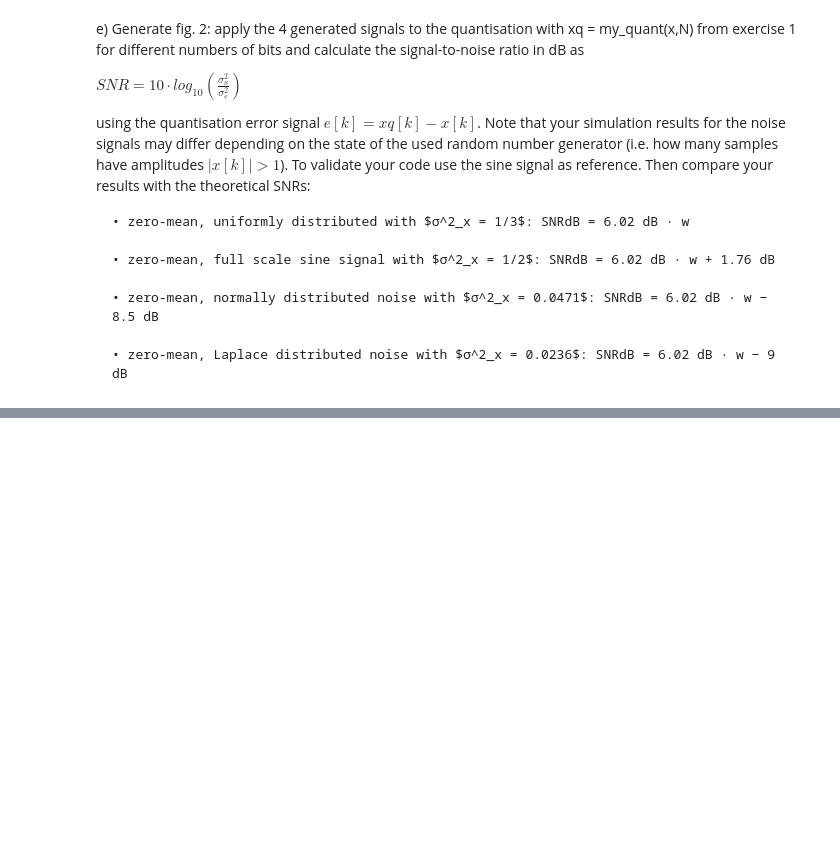
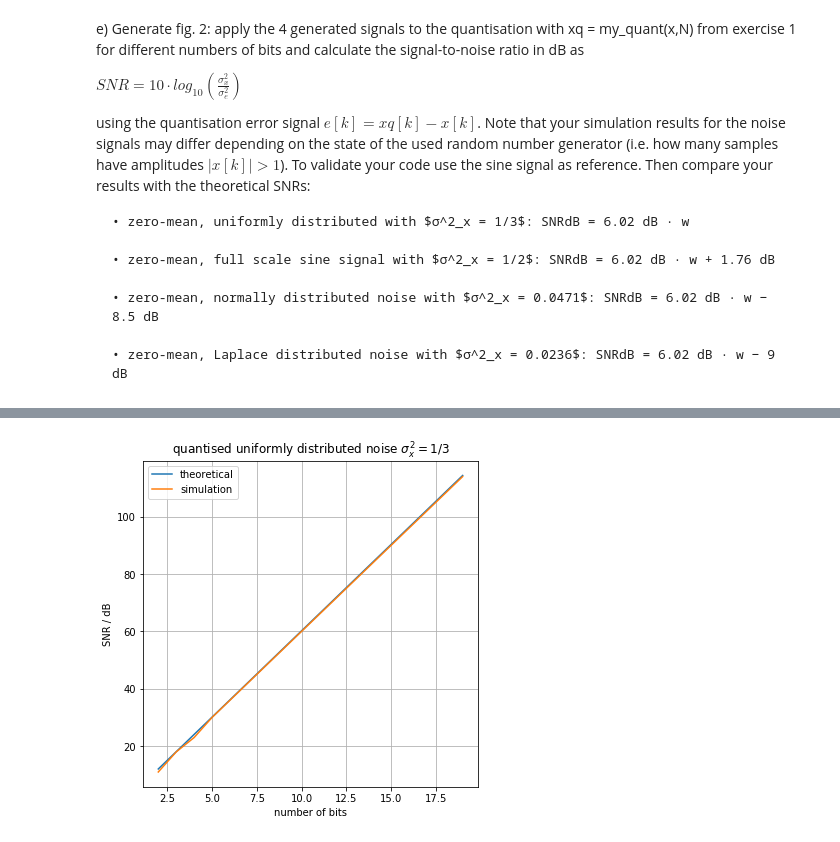
Before and after one commit to paul-fr/DSP, a Jupyter notebook: Lab_exercise_3/Ex2.ipynb, the cells around one changed output, grey strips where cells are left out. Saved outputs shown, nothing was run; the diff lists cells and outputs as text; code cells hidden in the pictures; blank space fills up the shorter version.

```diff
--- a/Lab_exercise_3/Ex2.ipynb
+++ b/Lab_exercise_3/Ex2.ipynb
@@ -152,0 +130,9 @@ print(snr_sin)
+# %%
+#Uniformly Distributed
+uniform_snr = np.arange(2,max_Bits+1)
+for n in range(2,max_Bits+1):
+    uniform_snr[n-2] = quantize_SNR_For_N_Steps(xUniform, np.power(2,n), var_uniform)
+
+plot_SNR(w, uniform_snr, theory_uniform_snr, r'quantised uniformly distributed noise $\sigma^2_x = 1/3$')
+# %% [output]
+[figure, added]
```
Also changed, not shown: parts of 8 cells of this notebook, 1 other file.
